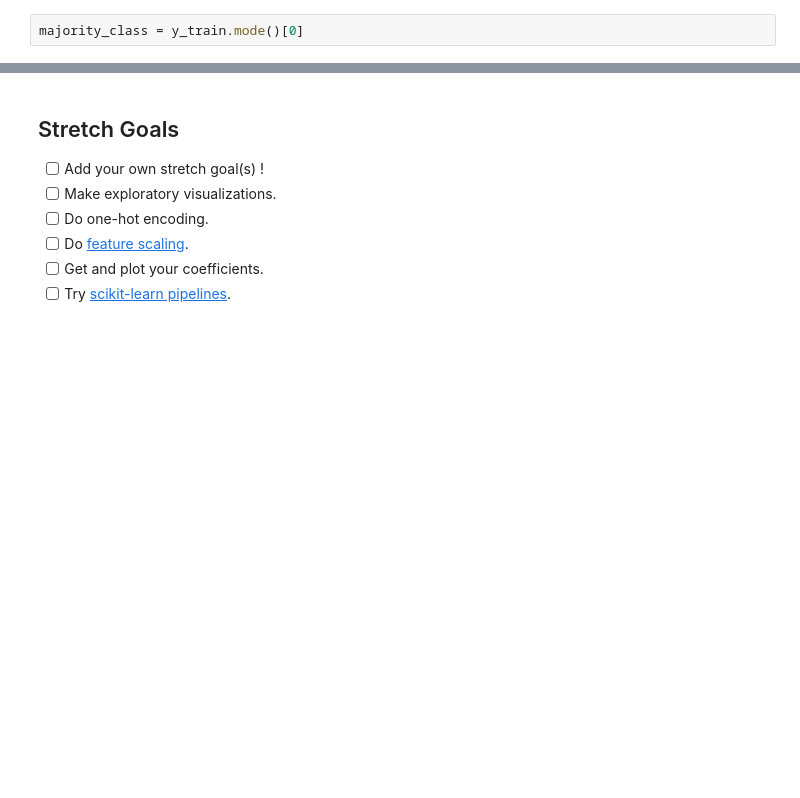
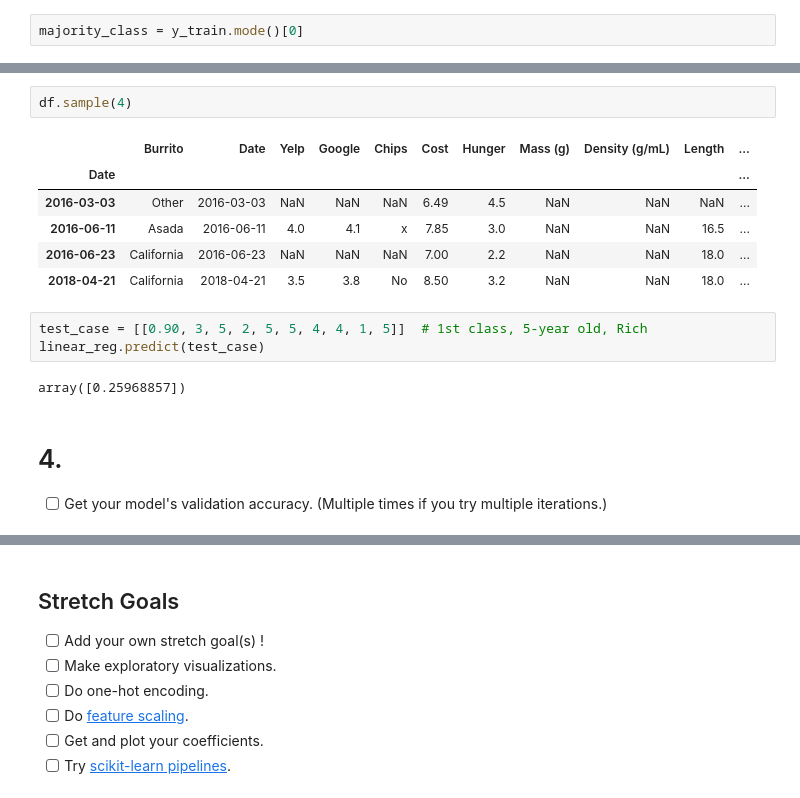
Before and after one commit to rawalk/DS-Unit-2-Linear-Models, a Jupyter notebook: module4-logistic-regression/LS_DS_214_assignment.ipynb, the cells around one changed output, grey strips where cells are left out. Drawn from its saved outputs; the diff is of its cells as text; blank space fills up the shorter version.

```diff
--- a/module4-logistic-regression/LS_DS_214_assignment.ipynb
+++ b/module4-logistic-regression/LS_DS_214_assignment.ipynb
@@ -151,0 +204,17 @@ ValueError: ignored
+# %%
+df.sample(4)
+# %% [output]
+|  | Burrito | Date | Yelp | Google | Chips | Cost | Hunger | Mass (g) | Density (g/mL) | Length | ... |
+| Date |  |  |  |  |  |  |  |  |  |  | ... |
+| 2016-03-03 | Other | 2016-03-03 | NaN | NaN | NaN | 6.49 | 4.5 | NaN | NaN | NaN | ... |
+| 2016-06-11 | Asada | 2016-06-11 | 4.0 | 4.1 | x | 7.85 | 3.0 | NaN | NaN | 16.5 | ... |
+| 2016-06-23 | California | 2016-06-23 | NaN | NaN | NaN | 7.00 | 2.2 | NaN | NaN | 18.0 | ... |
+| 2018-04-21 | California | 2018-04-21 | 3.5 | 3.8 | No | 8.50 | 3.2 | NaN | NaN | 18.0 | ... |
+# %%
+test_case = [[0.90, 3, 5, 2, 5, 5, 4, 4, 1, 5]]  # 1st class, 5-year old, Rich
+linear_reg.predict(test_case)
+# %% [output]
+array([0.25968857])
+# %% [markdown]
+# 4.
+- [ ] Get your model's validation accuracy. (Multiple times if you try multiple iterations.)
```
Also changed, not shown: parts of 22 cells of this notebook.
